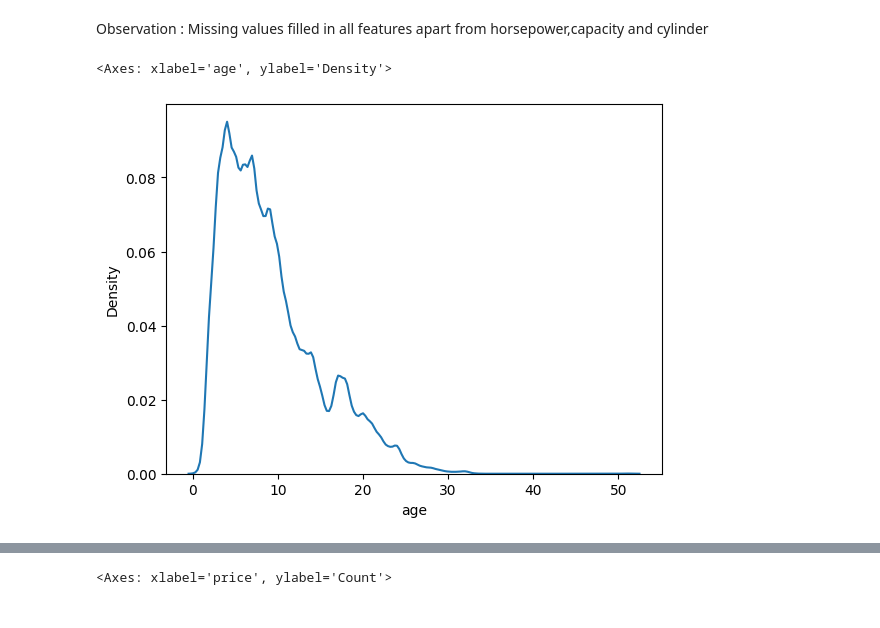
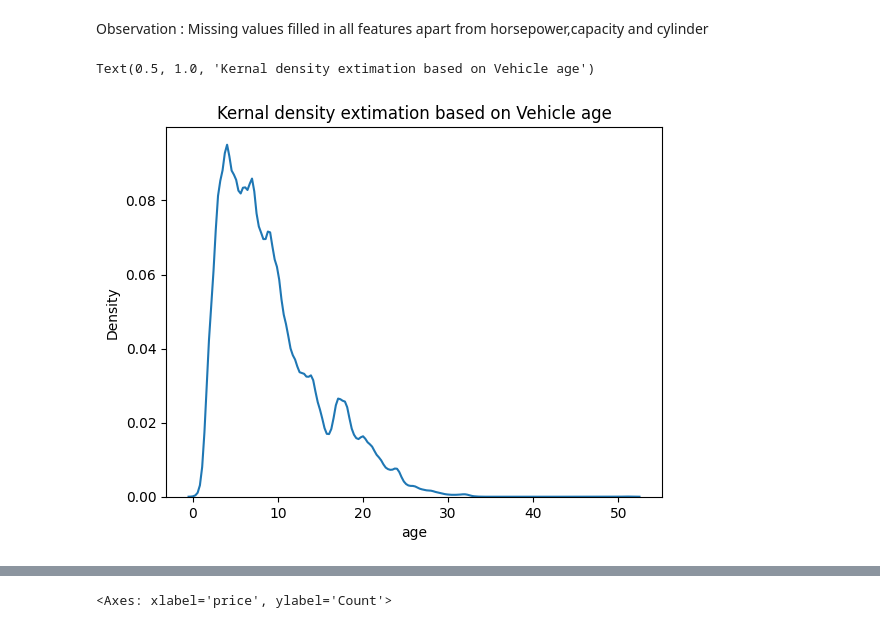
Before and after one commit to sacag08/Used-car-price-prediction, a Jupyter notebook: src/Notebook/DataPreprocessing.ipynb, the cells around one changed output, grey strips where cells are left out. Cells and saved outputs as stored; diff of their text form; code cells hidden in the pictures.

```diff
--- a/src/Notebook/DataPreprocessing.ipynb
+++ b/src/Notebook/DataPreprocessing.ipynb
@@ -183,6 +177,3 @@ Total number of unique values in model are 1897:
 
 Total number of unique values in clean_title are 1:
 ['Yes' nan]
-# %%
-for i in train['fuel_type'].unique():
-    print('Number of samples of {} in dataset are {} and some exaples are the following are \n {}'.format(i,len(train[train['fuel_type'] == i]),train[train['fuel_type'] == i]))
@@ -382,6 +357,7 @@ dtype: int64
 Observation : Missing values filled in all features apart from horsepower,capacity and cylinder
 # %%
 sns.kdeplot(x = 'age',data=cleaned_train_data)
+plt.title('Kernal density extimation based on Vehicle age')
 # %% [output]
-<Axes: xlabel='age', ylabel='Density'>
+Text(0.5, 1.0, 'Kernal density extimation based on Vehicle age')
-[figure, old version]
+[figure, new version]
```
Also changed, not shown: parts of 22 cells of this notebook, 2 other files.
